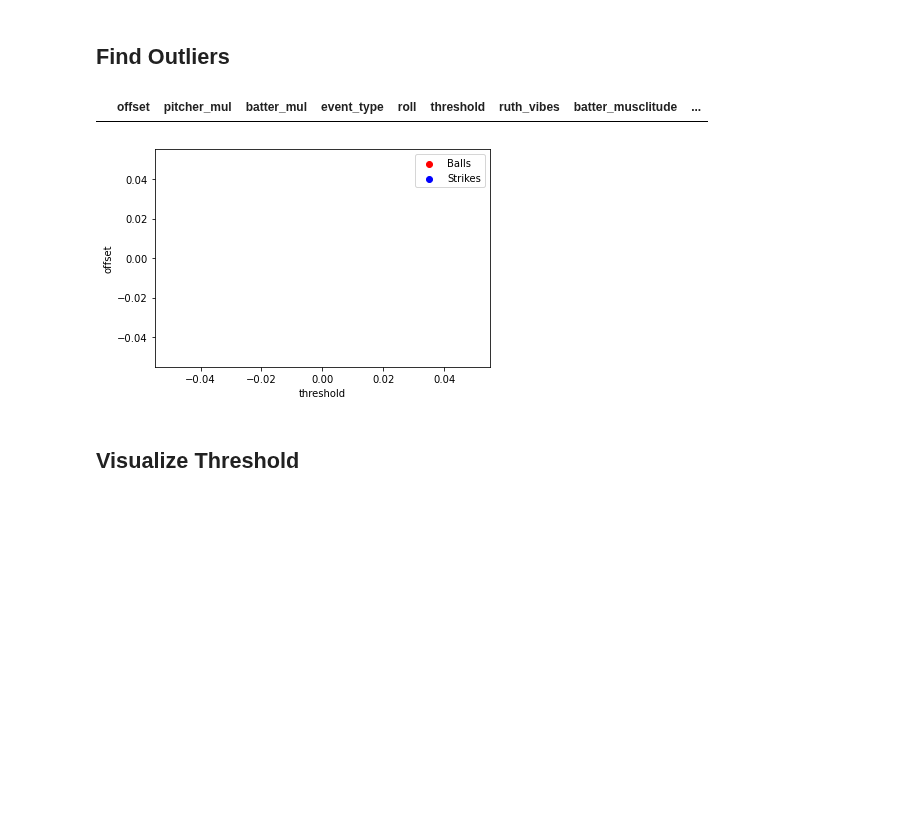
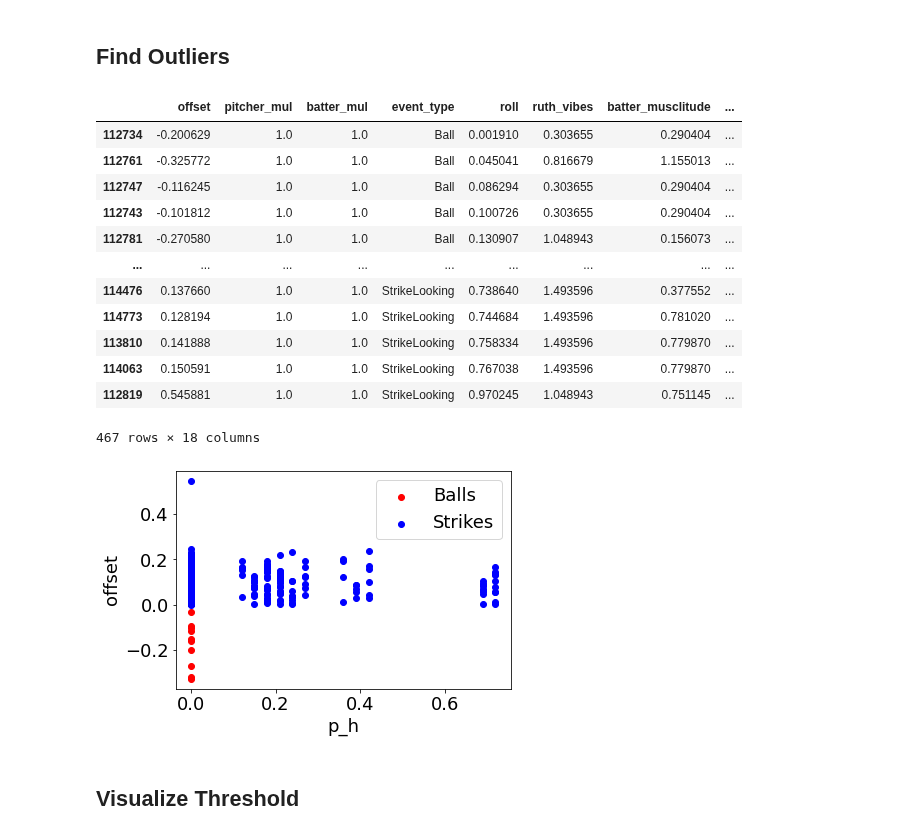
Before and after one commit to xSke/resim, a Jupyter notebook: notebooks/find_roll_formula_strikes.ipynb, the cells around one changed output. Cells and saved outputs as stored; diff of their text form; code cells hidden in the pictures; blank space fills up the shorter version.

Commit message:
more season 19

```diff
--- a/notebooks/find_roll_formula_strikes.ipynb
+++ b/notebooks/find_roll_formula_strikes.ipynb
@@ -67,11 +67,11 @@ df = pd.concat((pd.read_csv(f, dtype={"stadium_id": "string"}) for f in all_file
 
 # select season (zero indexed)
 # seasons = [11,12,13,14]
-season = 13
+season = 18
 df = df[df['season'] == season]
 
 
-flinch_data = True
+flinch_data = False
 # %% [markdown]
 ## Helper function definitions
 # %%
@@ -180,7 +180,7 @@ for attr in ['ballpark_grandiosity',
             ]:
     df[attr] -= 0.50
 # %%
-df = df[(df["batting_team_hype"] == 0) & (df["pitching_team_hype"] == 0)]
+# df = df[(df["batting_team_hype"] == 0) & (df["pitching_team_hype"] == 0)]
 
 df["ruth_times_vibes"] = df["ruth_scaled"] * df["pitcher_vibes"]
 df["ruth_vibes"] = df["ruth_scaled"] * (1 + 0.2 * df["pitcher_vibes"])
@@ -316,0 +308,5 @@ X.shape
+# %%
+dfc["b_h"] = dfc["total_hype"]
+dfc.loc[dfc["top_of_inning"],"b_h"] = -dfc["total_hype"]
+
+dfc["p_h"] = -dfc["b_h"]
@@ -368,0 +401,14 @@ sorted(zip(coef_list, X.columns), key=lambda x: abs(x[0]), reverse=True)
+# %%
+coef = np.true_divide(trainedsvm.coef_, sc.scale_)
+coef_scaled = coef / coef[0, 0]
+coef_list = coef_scaled.tolist()[0]
+
+intercept = trainedsvm.intercept_# - np.dot(coef, sc.mean_)
+intercept_scaled = pin_intercept if pin_intercept is not None else -(intercept / coef[0, 0])[0]
+
+dfc["threshold"] = intercept_scaled
+print("intercept:", intercept_scaled)
+for pair in pins + list(zip(-np.array(coef_list), X.columns)):
+    if pair[1] not in ["roll", "roll_log", "roll_mod"]:
+        print(pair)
+        dfc["threshold"] += pair[0] * dfc[pair[1]]
@@ -431,7 +484,7 @@ dfc["offset"] = dfc["roll"] - dfc["threshold"]
 outliers = dfc[(dfc["passed"] & (dfc["offset"] >= 0)) | (~dfc["passed"] & (dfc["offset"] <= 0))]
 
 fig, ax = plt.subplots(1)
-x_val = "threshold"
+x_val = "p_h"
 ax.scatter(
     outliers[~outliers["passed"]][x_val],
     outliers[~outliers["passed"]]["offset"],
@@ -448,36 +501,48 @@ ax.set_xlabel(x_val)
 ax.set_ylabel("offset")
 ax.legend()
 
 table = outliers
 table[
     [
         "offset",  # "home_score", "away_score", "top_of_inning", "inning",
         "pitcher_mul",
         "batter_mul",
         "event_type",
         "roll",
-        "threshold",
+        # "threshold",
         "ruth_vibes",
         "batter_musclitude",
         "ballpark_forwardness",
         "batter_name",
         "pitcher_name",
         "batter_mods",
         "pitcher_mods",
         "batting_team_mods",
         "pitching_team_mods",
         "day",
         "game_id",
         "play_count",
         "weather",
          # 'ball_count',
          # 'strike_count',
          # 'out_count'
     ]
 ].sort_values("roll")
 # %% [output]
-|  | offset | pitcher_mul | batter_mul | event_type | roll | threshold | ruth_vibes | batter_musclitude | ... |
+|  | offset | pitcher_mul | batter_mul | event_type | roll | ruth_vibes | batter_musclitude | ... |
+| 112734 | -0.200629 | 1.0 | 1.0 | Ball | 0.001910 | 0.303655 | 0.290404 | ... |
+| 112761 | -0.325772 | 1.0 | 1.0 | Ball | 0.045041 | 0.816679 | 1.155013 | ... |
+| 112747 | -0.116245 | 1.0 | 1.0 | Ball | 0.086294 | 0.303655 | 0.290404 | ... |
+| 112743 | -0.101812 | 1.0 | 1.0 | Ball | 0.100726 | 0.303655 | 0.290404 | ... |
+| 112781 | -0.270580 | 1.0 | 1.0 | Ball | 0.130907 | 1.048943 | 0.156073 | ... |
+| ... | ... | ... | ... | ... | ... | ... | ... | ... |
+| 114476 | 0.137660 | 1.0 | 1.0 | StrikeLooking | 0.738640 | 1.493596 | 0.377552 | ... |
+| 114773 | 0.128194 | 1.0 | 1.0 | StrikeLooking | 0.744684 | 1.493596 | 0.781020 | ... |
+| 113810 | 0.141888 | 1.0 | 1.0 | StrikeLooking | 0.758334 | 1.493596 | 0.779870 | ... |
+| 114063 | 0.150591 | 1.0 | 1.0 | StrikeLooking | 0.767038 | 1.493596 | 0.779870 | ... |
+| 112819 | 0.545881 | 1.0 | 1.0 | StrikeLooking | 0.970245 | 1.048943 | 0.751145 | ... |
+467 rows × 18 columns
-[figure, old version]
+[figure, new version]
 # %% [markdown]
 ## Visualize Threshold
 # %%
```
Also changed, not shown: parts of 13 cells of this notebook, 4 other files.
